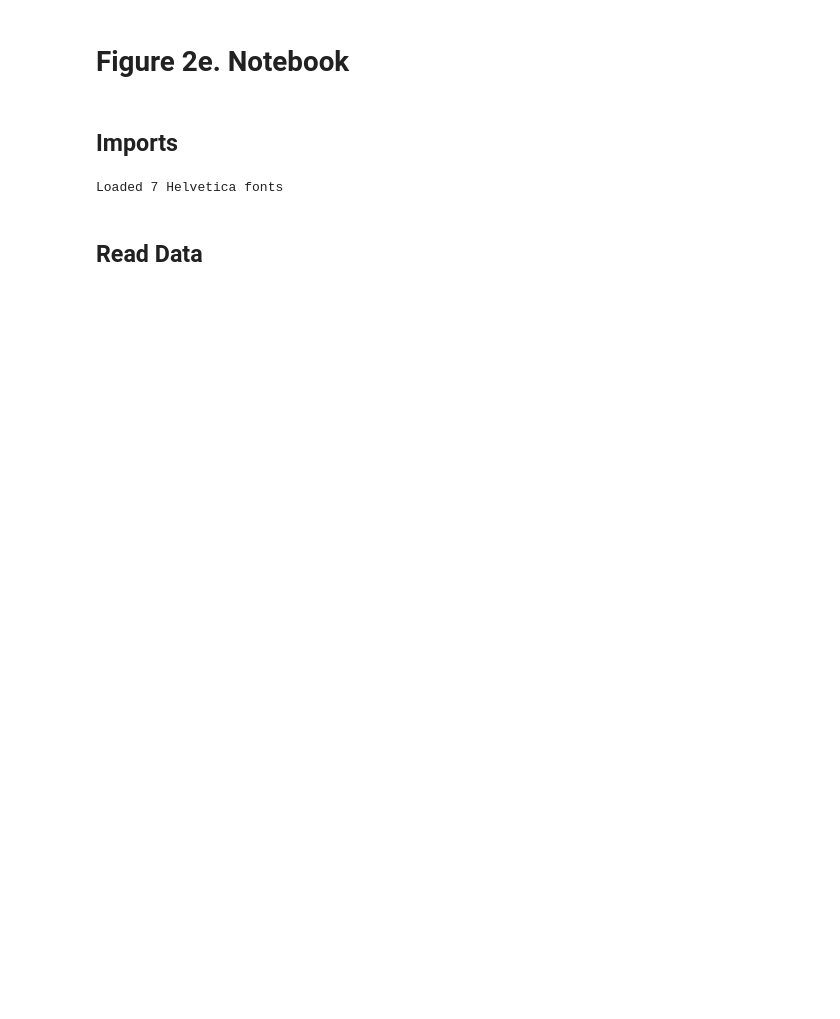
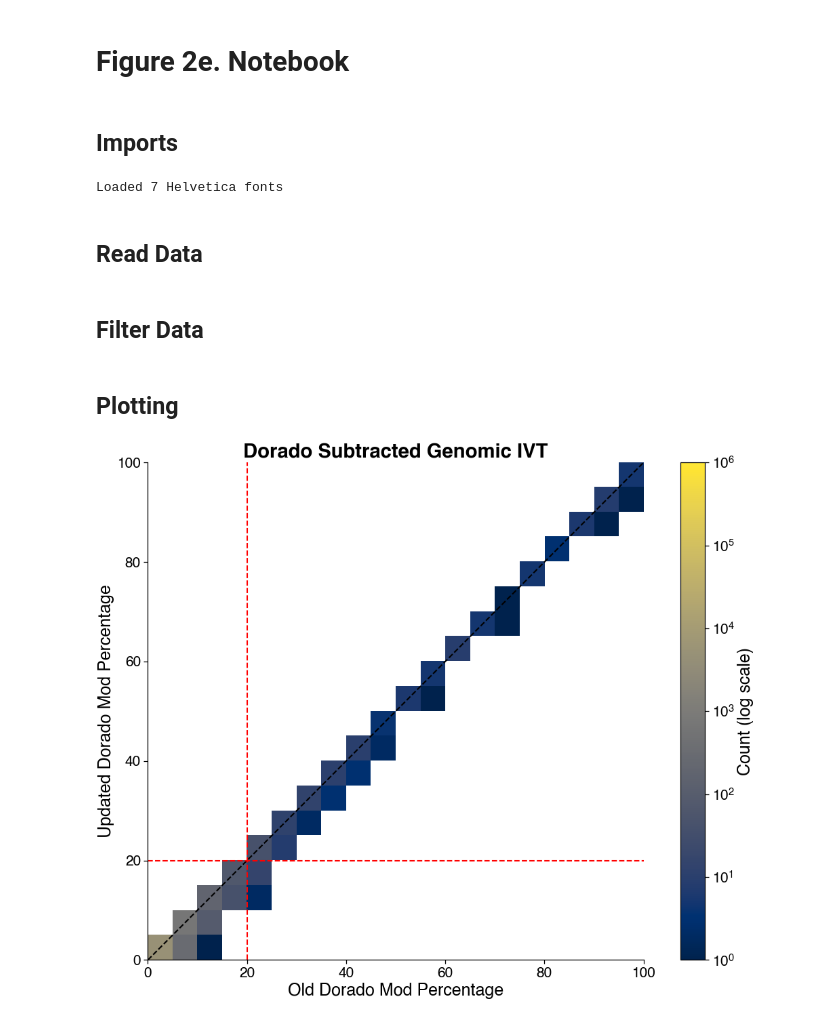
Before and after one commit to genometechlab/RNA002_vs_RNA004, a Jupyter notebook: figure3/figure3c.ipynb, the cells around one changed output. Cells and saved outputs as stored; diff of their text form; code cells hidden in the pictures; blank space fills up the shorter version.

Commit message:
Updated figure3 with m6A changes

```diff
--- a/figure3/figure3c.ipynb
+++ b/figure3/figure3c.ipynb
@@ -59,0 +57,49 @@ rna004_m6anet = load_df(rna004_m6anet_path, m6anet = True)
+# %% [markdown]
+## Filter Data
+# %%
+# Filter the data
+dorado = dorado[(dorado['Mod_Percent'] > 0) & (dorado['Adjusted_Mod_Proportion'] > 0) & (dorado['Call'] == 'a') & (dorado['Score'] >= 20)]
+# %% [markdown]
+## Plotting
+# %%
+%matplotlib inline
+
+# Extract columns for plotting
+fp_adjusted = dorado['Adjusted_Mod_Proportion']
+original = dorado['Mod_Percent']
+
+# Set up the histogram bins
+bandwidth_2d = 5
+bins = np.arange(0, 100 + bandwidth_2d, bandwidth_2d)
+
+# Create the 2D histogram
+hist, xedges, yedges = np.histogram2d(original, fp_adjusted, bins=bins)
+
+# Create a masked array where zeros are masked out
+masked_hist = ma.masked_where(hist == 0, hist)
+im = plt.imshow(masked_hist.T,
+                norm=LogNorm(vmin=1, vmax=1e6),  # Log scale from 1 to 10^6
+                origin='lower',
+                extent=[xedges[0], xedges[-1], yedges[0], yedges[-1]],
+                aspect='auto',
+                cmap='cividis',
+                interpolation='nearest')
+
+# Add colorbar with log scale
+cbar = plt.colorbar(im)
+cbar.set_label('Count (log scale)')
+
+plt.title('Dorado Subtracted Genomic IVT')
+plt.xlabel('Old Dorado Mod Percentage')
+plt.ylabel('Updated Dorado Mod Percentage')
+
+# Add y = x line if needed
+min_val = min(xedges[0], yedges[0])
+max_val = max(xedges[-1], yedges[-1])
+plt.plot([min_val, max_val], [min_val, max_val], color='k', linestyle='--')
+plt.axhline(20, color = 'r', linestyle = '--')
+plt.axvline(20, color = 'r', linestyle = '--')
+
+plt.show()
+# %% [output]
+[figure, added]
```
Also changed, not shown: parts of 2 cells of this notebook.
